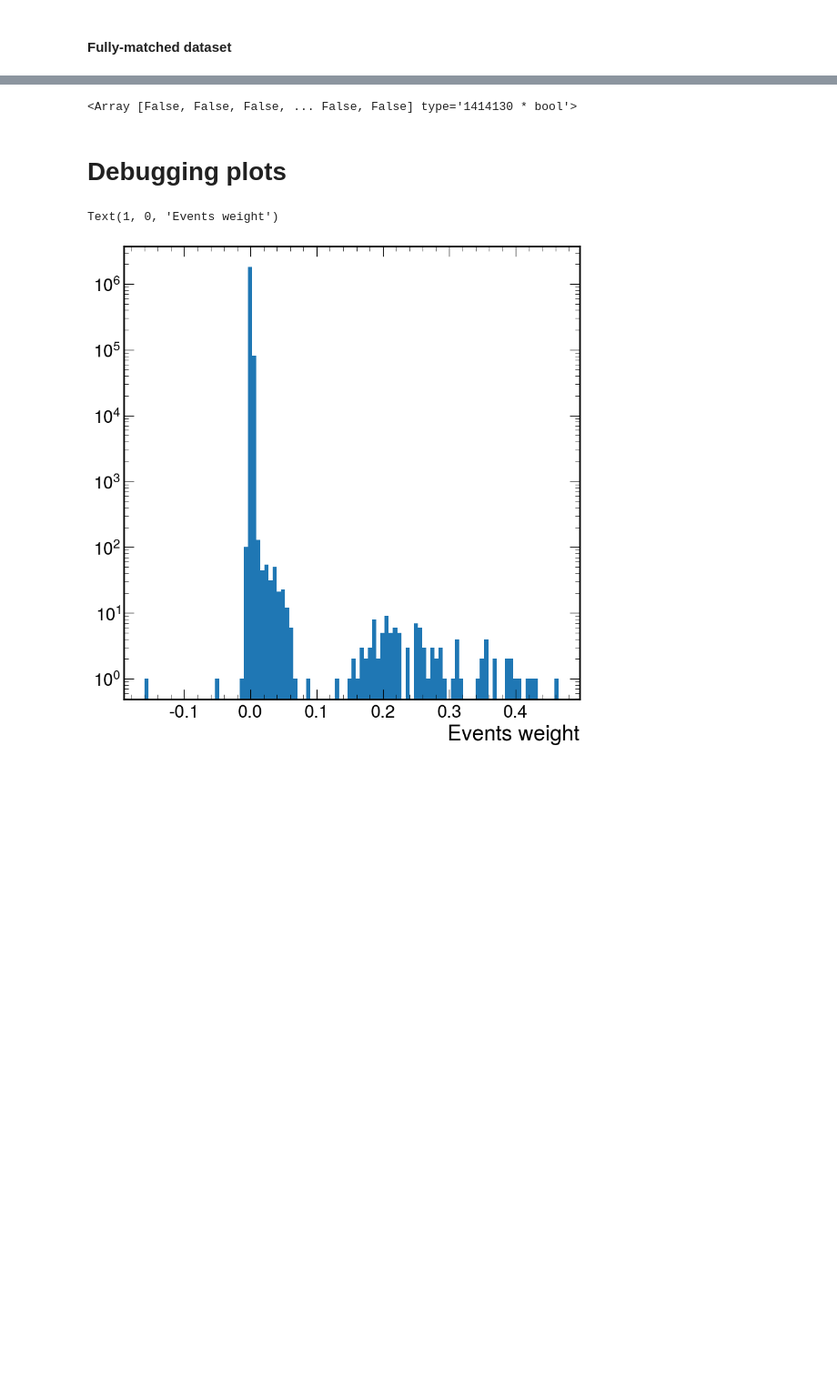
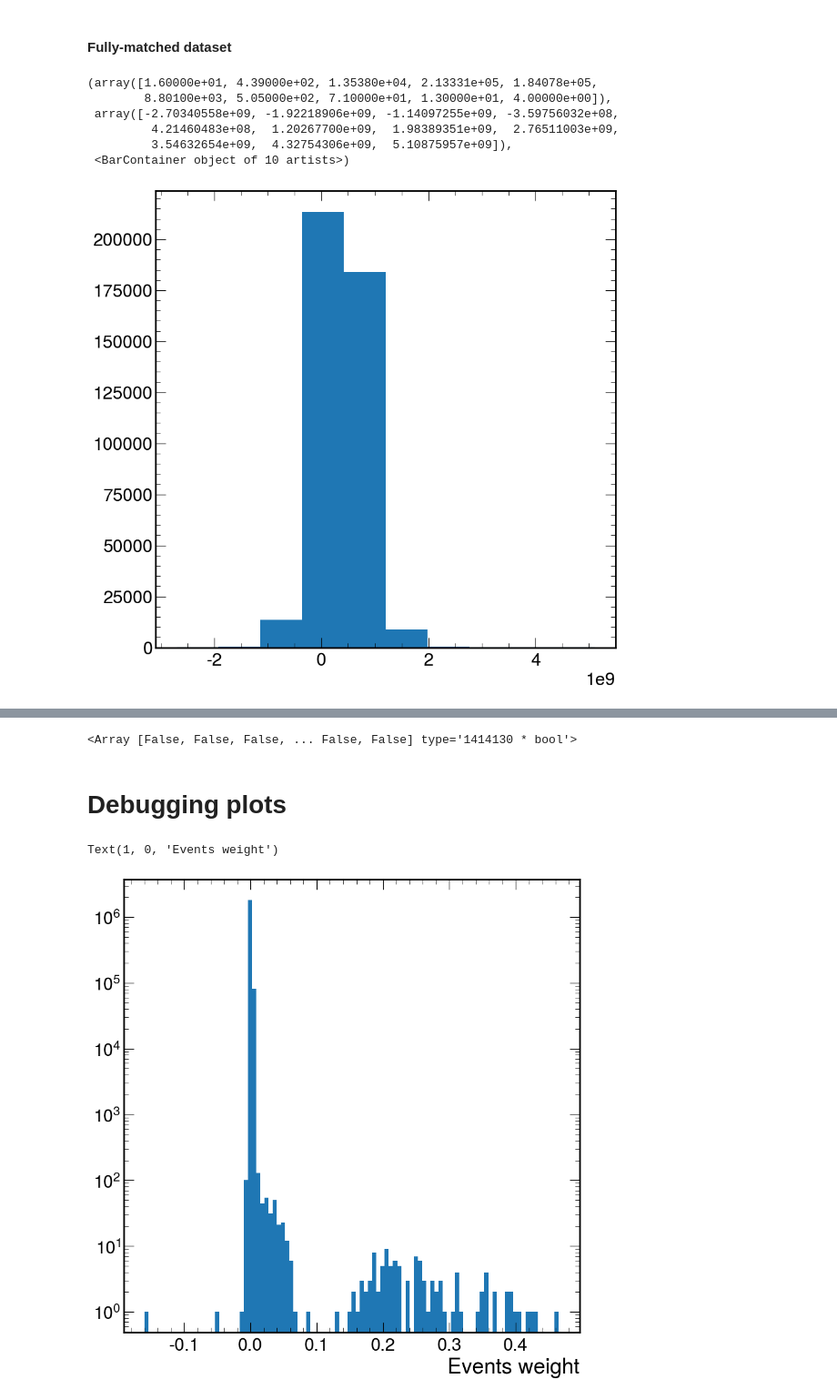
Before and after one commit to valsdav/ttHbb_jets_partons_studies, a Jupyter notebook: GenLevelDataset.ipynb, the cells around one changed output, grey strips where cells are left out. Shown: that part at 91% size. Drawn from its saved outputs; the diff is of its cells as text; code cells hidden in the pictures; blank space fills up the shorter version.

```diff
--- a/GenLevelDataset.ipynb
+++ b/GenLevelDataset.ipynb
@@ -165,5 +344,15 @@ ak.to_parquet(dfout, "/eos/user/d/dvalsecc/www/ttHbbAnalysis/training_dataset/al
 # %% [markdown]
 #### Fully-matched dataset
+# %%
+plt.hist(cs["weight"])
+# %% [output]
+(array([1.60000e+01, 4.39000e+02, 1.35380e+04, 2.13331e+05, 1.84078e+05,
+        8.80100e+03, 5.05000e+02, 7.10000e+01, 1.30000e+01, 4.00000e+00]),
+ array([-2.70340558e+09, -1.92218906e+09, -1.14097255e+09, -3.59756032e+08,
+         4.21460483e+08,  1.20267700e+09,  1.98389351e+09,  2.76511003e+09,
+         3.54632654e+09,  4.32754306e+09,  5.10875957e+09]),
+ <BarContainer object of 10 artists>)
+[figure, added]
 # %%
 N_matched_parton = ak.sum(~ak.is_none(partons_matched, axis=1), axis=1)
 N_matched_parton_higgs =  ak.sum(partons_matched.prov == 1, axis=1)
```
Also changed, not shown: parts of 11 cells of this notebook.
